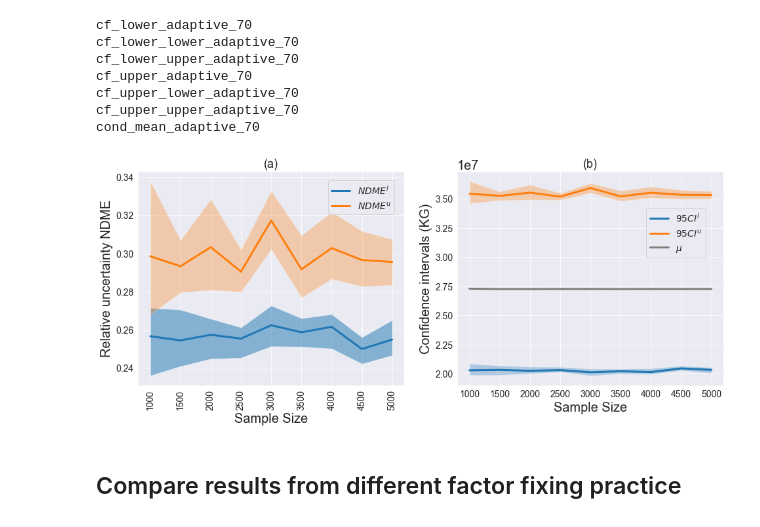
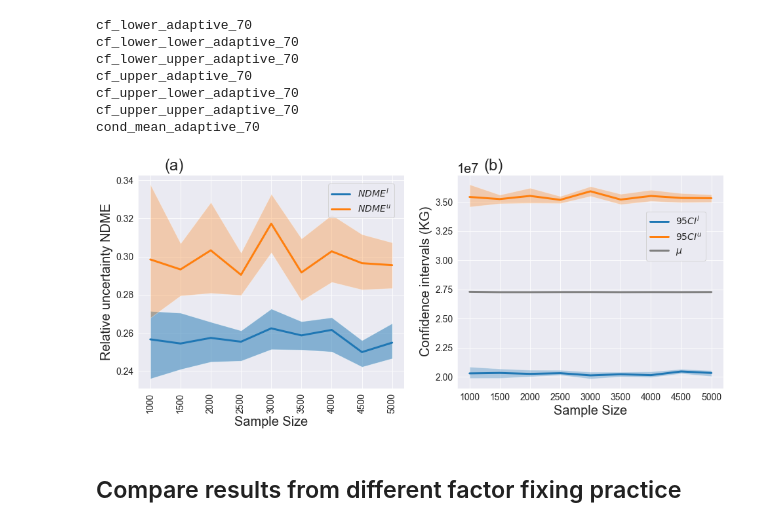
Before and after one commit to QianWanghhu/factor_fixing, a Jupyter notebook: qian_dev/visualization.ipynb, the cells around one changed output. Saved outputs shown, nothing was run; the diff lists cells and outputs as text; code cells hidden in the pictures.

```diff
--- a/qian_dev/visualization.ipynb
+++ b/qian_dev/visualization.ipynb
@@ -286,37 +291,39 @@ df_ratio.loc[:, cols[-1]] = df.loc[:,cols[-1]]
 
 plt.rcParams.update({'font.size': 8})
 fs=14
 sns.set_style('darkgrid')
 fig, axes = plt.subplots(1, 2)
 ind = list(df.index)
 df = df.loc[ind[0:9], :]
 ind = list(df.index)
 
 ax1 = df_ratio.loc[ind, cols[[0, 3]]].plot(ax=axes[0])
 plt.sca(axes[1])
 plt.xticks(range(len(df.index)), df_ratio.index[0:9], rotation=90)
 ax1.tick_params(axis='both', which='major', labelsize=14)
 ax1.fill_between(df.index, df_ratio.loc[ind,cols[1]], df_ratio.loc[ind, cols[2]], alpha=0.5)
 ax1.fill_between(df.index, df_ratio.loc[ind, cols[4]], df_ratio.loc[ind, cols[5]], alpha=0.3)
 ax1.set_xlabel('Sample Size');
 ax1.set_ylabel('Relative uncertainty NDME');
 ax1.legend([f'$NDME^l$', f'$NDME^u$'], bbox_to_anchor=[0.98, 0.98], fontsize=fs);
-ax1.set_title('(a)', loc='center', fontsize=18)
+# ax1.set_title('(a)', loc='center', fontsize=18)
+ax1.text(0.1, 1.02, "(a)", transform=ax1.transAxes, fontsize=24)
 
 ax = df[cols[[0, 3]]].plot(figsize=(16, 6), ax=axes[1])
 plt.sca(axes[0])
 df[cols[-1]].plot(ax=ax, color='grey')
 plt.xticks(range(len(df.index)), df.index, rotation=90)
 ax.tick_params(axis='both', which='major', labelsize=14)
 ax.fill_between(df.index, df[cols[1]], df[cols[2]], alpha=0.3)
 ax.fill_between(df.index, df[cols[4]], df[cols[5]], alpha=0.3)
 ax.set_xlabel('Sample Size');
 ax.set_ylabel('Confidence intervals (KG)');
 ax.legend([f'$95CI^l$', f'$95CI^u$', r'$\mu$'], bbox_to_anchor=[0.95, 0.85], fontsize=fs)
-ax.set_title('(b)', loc='center', fontsize=18);
-plt.savefig(f'{path_save}/{product_uniform}_conf_adaptive_two_panels_5000.png', format='png', dpi=300, layout='tight')
+# ax.set_title('(b)', loc='center', fontsize=18);
+ax.text(0.1, 1.02, "(b)", transform=ax.transAxes, fontsize=24)
+plt.savefig(f'{path_save}/jpg/{product_uniform}_conf_adaptive_two_panels_5000.jpg', format='jpg', dpi=300, layout='tight')
 # %% [output]
-[figure, old version]
+[figure, new version]
 # %% [markdown]
 ## Compare results from different factor fixing practice
 # %%
```
Also changed, not shown: parts of 3 cells of this notebook.
